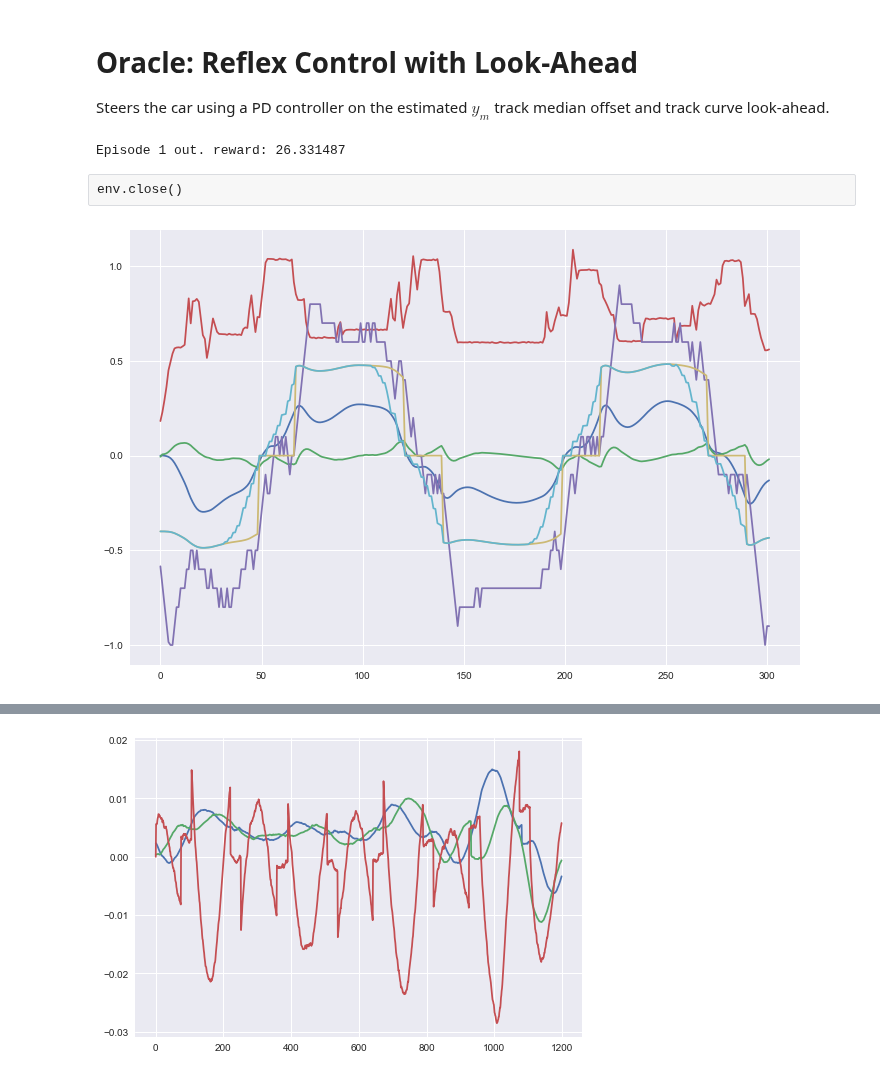
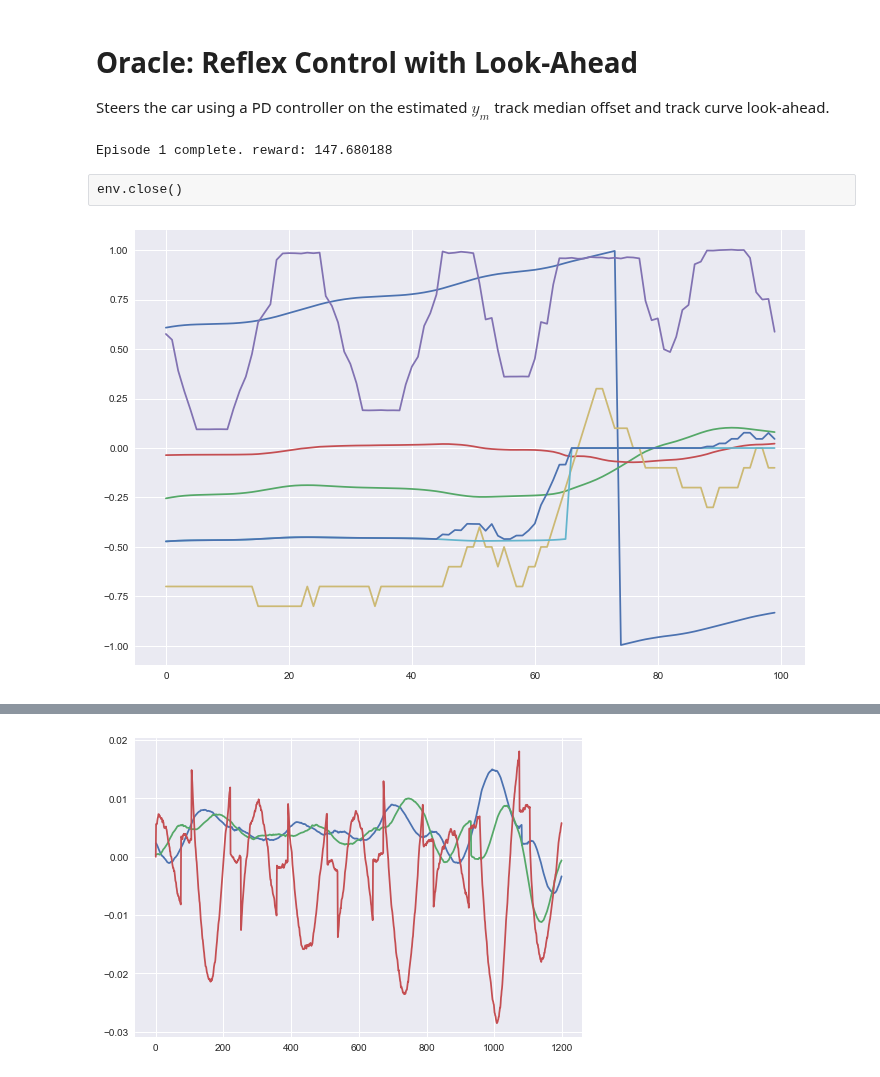
Before and after one commit to jcsharp/DriveIt, a Jupyter notebook: Oracle-Multi.ipynb, the cells around one changed output, grey strips where cells are left out. Saved outputs shown, nothing was run; the diff lists cells and outputs as text; code cells hidden in the pictures.

```diff
--- a/Oracle-Multi.ipynb
+++ b/Oracle-Multi.ipynb
@@ -10,16 +10,16 @@ from car import Car
 from utils import Color
 
 num_episodes = 1
-time_limit = 30.
+time_limit = 180.
 noisy = True
 random_position = True
-speed_limit = 1.0
+speed_limit = 1.2
 
 cars = [Car.HighPerf(Color.green, speed_limit)]
 cars.append(Car.Simple(Color.orange, 1.0))
 cars.append(Car.Simple(Color.purple, 1.0))
 pilot = LookAheadPilot(cars[0], cars)
-bots = [LookAheadPilot(car, cars) for car in cars[1:]]
+bots = [LookAheadPilot(car, cars, kka=0.0, kdka=2.0) for car in cars[1:]]
 
 env = DriveItEnv(cars[0], bots, time_limit, noisy)
 o = env._reset(random_position)
@@ -64,7 +64,7 @@ if num_episodes > 1:
     print('Average reward: %f with %d crashes' % \
           (reward_sum / num_episodes, crashes))
 # %% [output]
-Episode 1 out. reward: 26.331487
+Episode 1 complete. reward: 147.680188
 # %% [raw]
 env.close()
 # %%
@@ -76,6 +76,6 @@ import seaborn as sns
 sns.set()
 plt.rcParams["figure.figsize"] = (12, 8)
 # %%
-_ = plt.plot([b[:-5] for b in bel])
+_ = plt.plot([b[:-5] for b in bel[-100:]])
 # %% [output]
-[figure, old version]
+[figure, new version]
```
Also changed, not shown: parts of 6 cells of this notebook.
